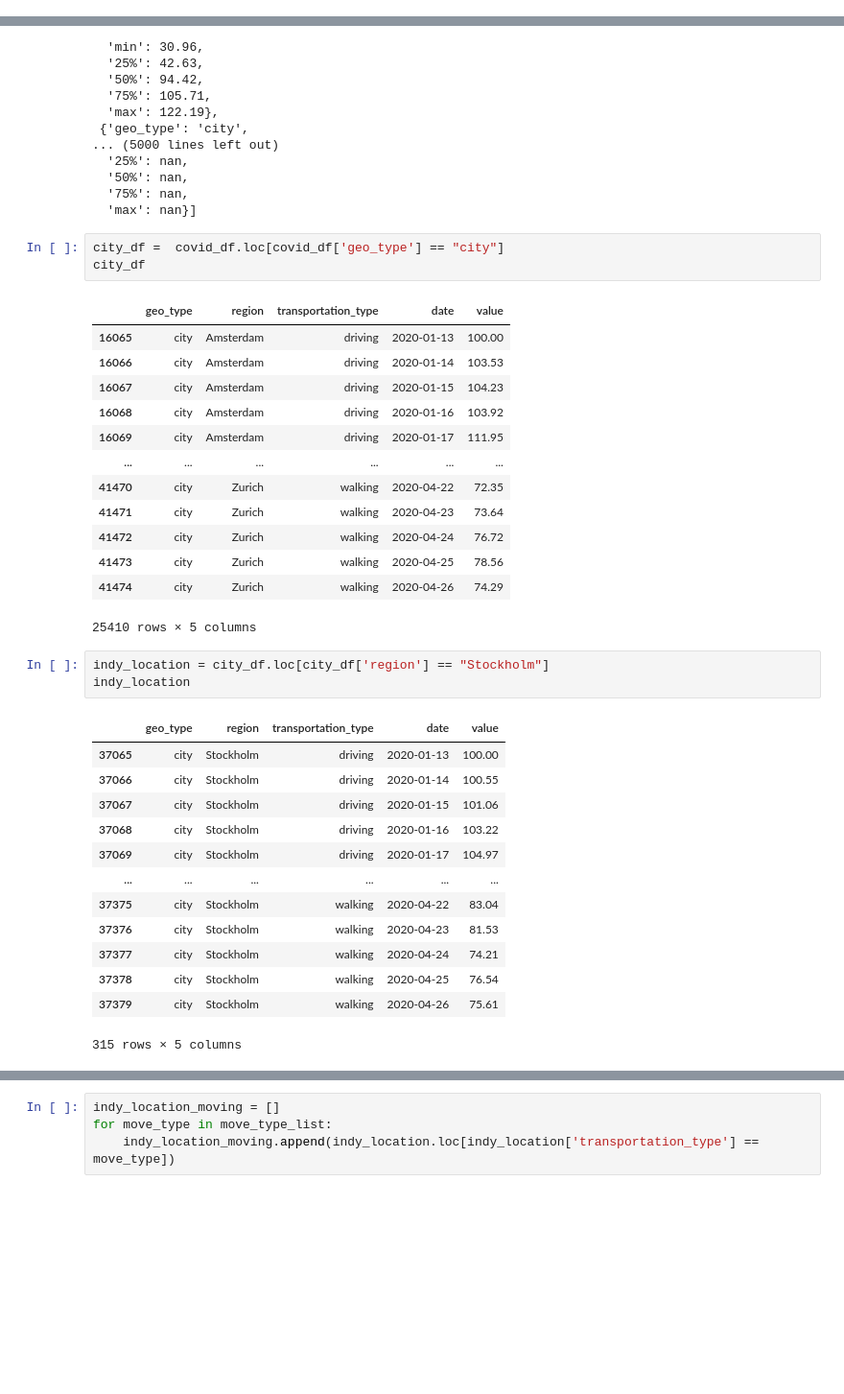
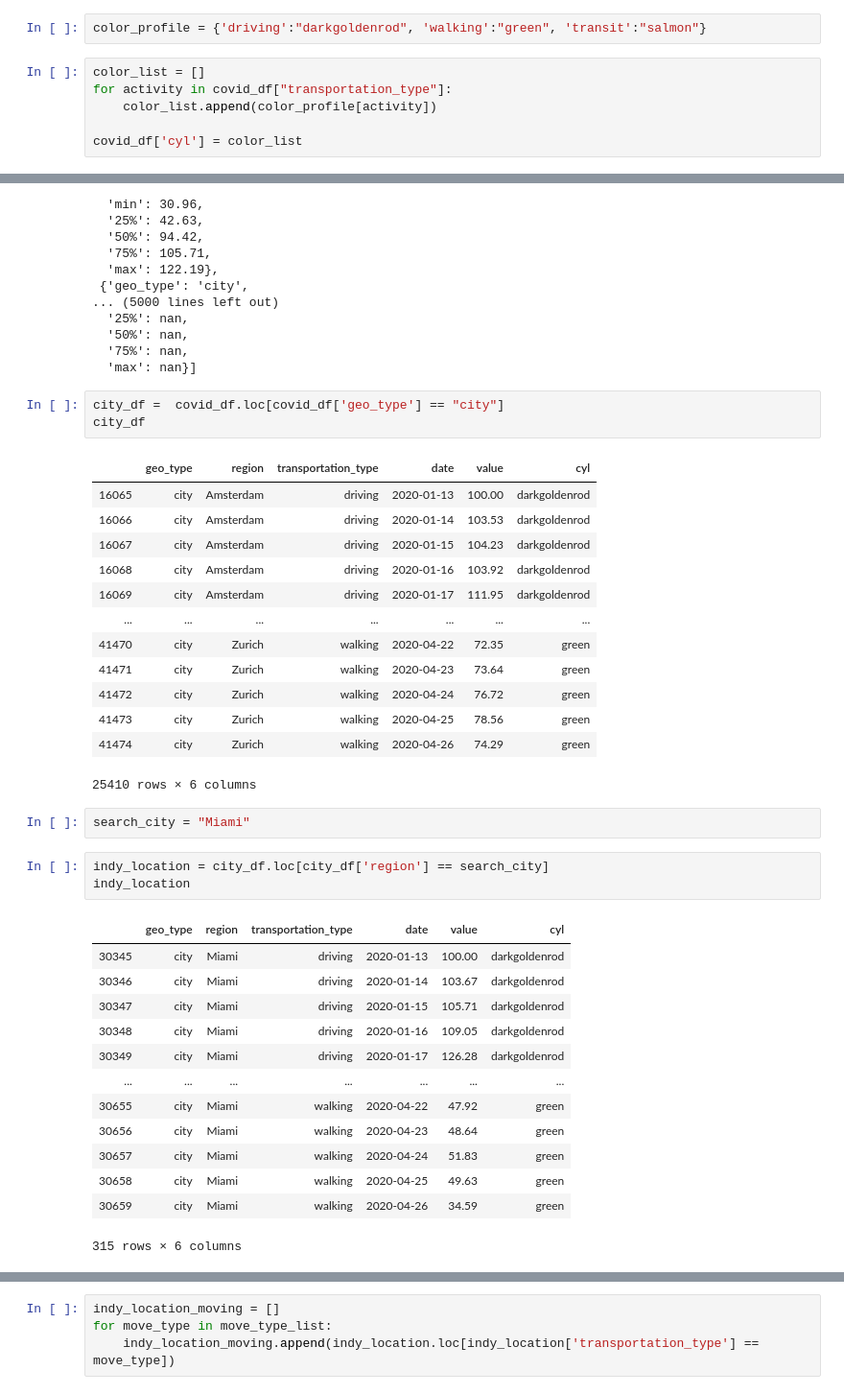
Before and after one commit to rockhound03/CovidDataExplore, a Jupyter notebook: Covid_analytics.ipynb, the cells around one changed output, grey strips where cells are left out. Shown: that part at 96% size. Saved outputs shown, nothing was run; the diff lists cells and outputs as text; blank space fills up the shorter version.

```diff
--- a/Covid_analytics.ipynb
+++ b/Covid_analytics.ipynb
@@ -68,3 +73,11 @@ region_list_city = covid_df.loc[covid_df['geo_type'] == "city"]['region'].unique
+# %%
+color_profile = {'driving':"darkgoldenrod", 'walking':"green", 'transit':"salmon"}
+# %%
+color_list = []
+for activity in covid_df["transportation_type"]:
+    color_list.append(color_profile[activity])
+
+covid_df['cyl'] = color_list
 # %% [markdown]
 ## Isolate regions by type - city
 # %%
@@ -231,33 +246,35 @@ stats_summary_all
 city_df =  covid_df.loc[covid_df['geo_type'] == "city"]
 city_df
 # %% [output]
-|  | geo_type | region | transportation_type | date | value |
-| 16065 | city | Amsterdam | driving | 2020-01-13 | 100.00 |
-| 16066 | city | Amsterdam | driving | 2020-01-14 | 103.53 |
-| 16067 | city | Amsterdam | driving | 2020-01-15 | 104.23 |
-| 16068 | city | Amsterdam | driving | 2020-01-16 | 103.92 |
-| 16069 | city | Amsterdam | driving | 2020-01-17 | 111.95 |
-| ... | ... | ... | ... | ... | ... |
-| 41470 | city | Zurich | walking | 2020-04-22 | 72.35 |
-| 41471 | city | Zurich | walking | 2020-04-23 | 73.64 |
-| 41472 | city | Zurich | walking | 2020-04-24 | 76.72 |
-| 41473 | city | Zurich | walking | 2020-04-25 | 78.56 |
-| 41474 | city | Zurich | walking | 2020-04-26 | 74.29 |
+|  | geo_type | region | transportation_type | date | value | cyl |
+| 16065 | city | Amsterdam | driving | 2020-01-13 | 100.00 | darkgoldenrod |
+| 16066 | city | Amsterdam | driving | 2020-01-14 | 103.53 | darkgoldenrod |
+| 16067 | city | Amsterdam | driving | 2020-01-15 | 104.23 | darkgoldenrod |
+| 16068 | city | Amsterdam | driving | 2020-01-16 | 103.92 | darkgoldenrod |
+| 16069 | city | Amsterdam | driving | 2020-01-17 | 111.95 | darkgoldenrod |
+| ... | ... | ... | ... | ... | ... | ... |
+| 41470 | city | Zurich | walking | 2020-04-22 | 72.35 | green |
+| 41471 | city | Zurich | walking | 2020-04-23 | 73.64 | green |
+| 41472 | city | Zurich | walking | 2020-04-24 | 76.72 | green |
+| 41473 | city | Zurich | walking | 2020-04-25 | 78.56 | green |
+| 41474 | city | Zurich | walking | 2020-04-26 | 74.29 | green |
-25410 rows × 5 columns
+25410 rows × 6 columns
+# %%
+search_city = "Miami"
 # %%
-indy_location = city_df.loc[city_df['region'] == "Stockholm"]
+indy_location = city_df.loc[city_df['region'] == search_city]
 indy_location
 # %% [output]
-|  | geo_type | region | transportation_type | date | value |
-| 37065 | city | Stockholm | driving | 2020-01-13 | 100.00 |
-| 37066 | city | Stockholm | driving | 2020-01-14 | 100.55 |
-| 37067 | city | Stockholm | driving | 2020-01-15 | 101.06 |
-| 37068 | city | Stockholm | driving | 2020-01-16 | 103.22 |
-| 37069 | city | Stockholm | driving | 2020-01-17 | 104.97 |
-| ... | ... | ... | ... | ... | ... |
-| 37375 | city | Stockholm | walking | 2020-04-22 | 83.04 |
-| 37376 | city | Stockholm | walking | 2020-04-23 | 81.53 |
-| 37377 | city | Stockholm | walking | 2020-04-24 | 74.21 |
-| 37378 | city | Stockholm | walking | 2020-04-25 | 76.54 |
-| 37379 | city | Stockholm | walking | 2020-04-26 | 75.61 |
+|  | geo_type | region | transportation_type | date | value | cyl |
+| 30345 | city | Miami | driving | 2020-01-13 | 100.00 | darkgoldenrod |
+| 30346 | city | Miami | driving | 2020-01-14 | 103.67 | darkgoldenrod |
+| 30347 | city | Miami | driving | 2020-01-15 | 105.71 | darkgoldenrod |
+| 30348 | city | Miami | driving | 2020-01-16 | 109.05 | darkgoldenrod |
+| 30349 | city | Miami | driving | 2020-01-17 | 126.28 | darkgoldenrod |
+| ... | ... | ... | ... | ... | ... | ... |
+| 30655 | city | Miami | walking | 2020-04-22 | 47.92 | green |
+| 30656 | city | Miami | walking | 2020-04-23 | 48.64 | green |
+| 30657 | city | Miami | walking | 2020-04-24 | 51.83 | green |
+| 30658 | city | Miami | walking | 2020-04-25 | 49.63 | green |
+| 30659 | city | Miami | walking | 2020-04-26 | 34.59 | green |
-315 rows × 5 columns
+315 rows × 6 columns
```
Also changed, not shown: parts of 22 cells of this notebook.
